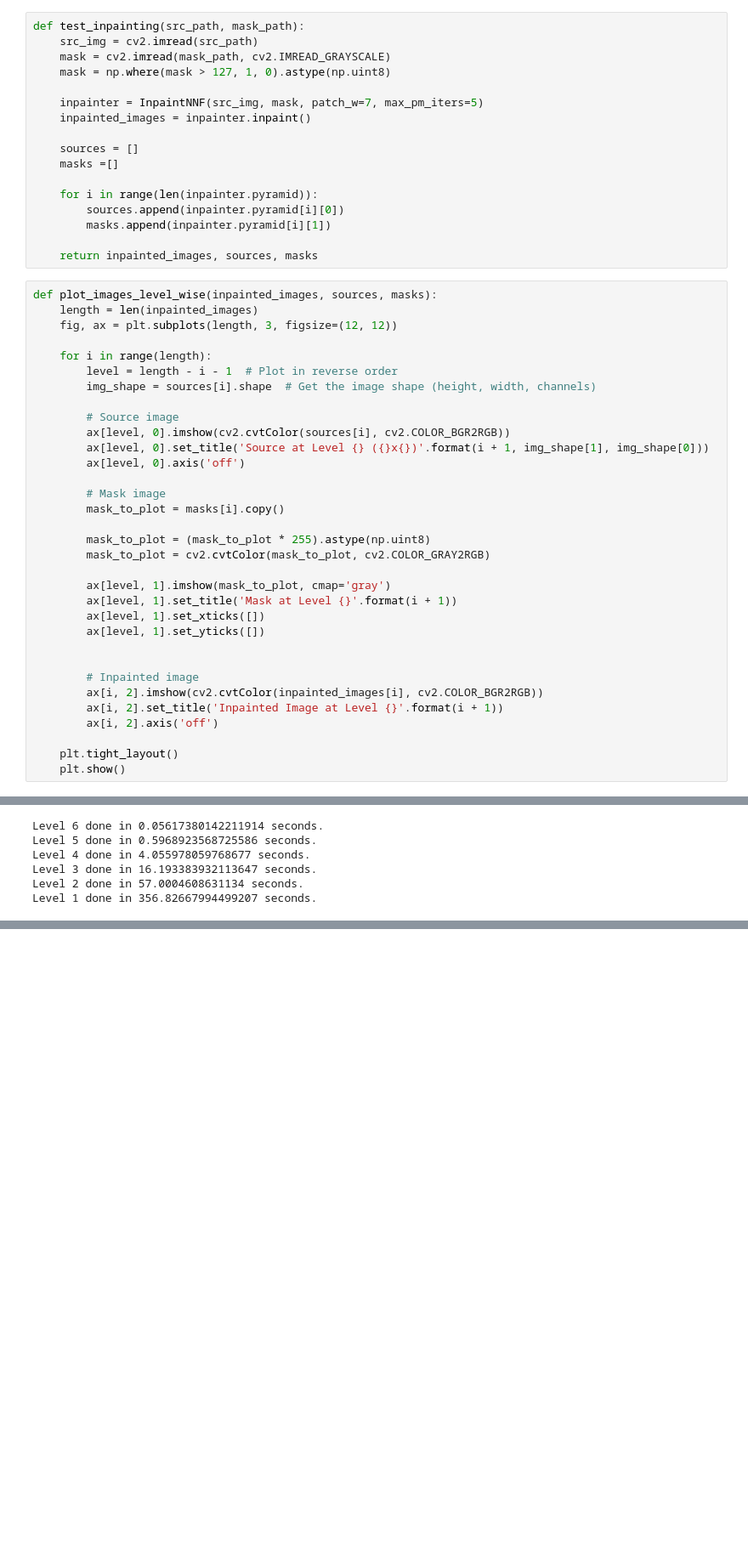
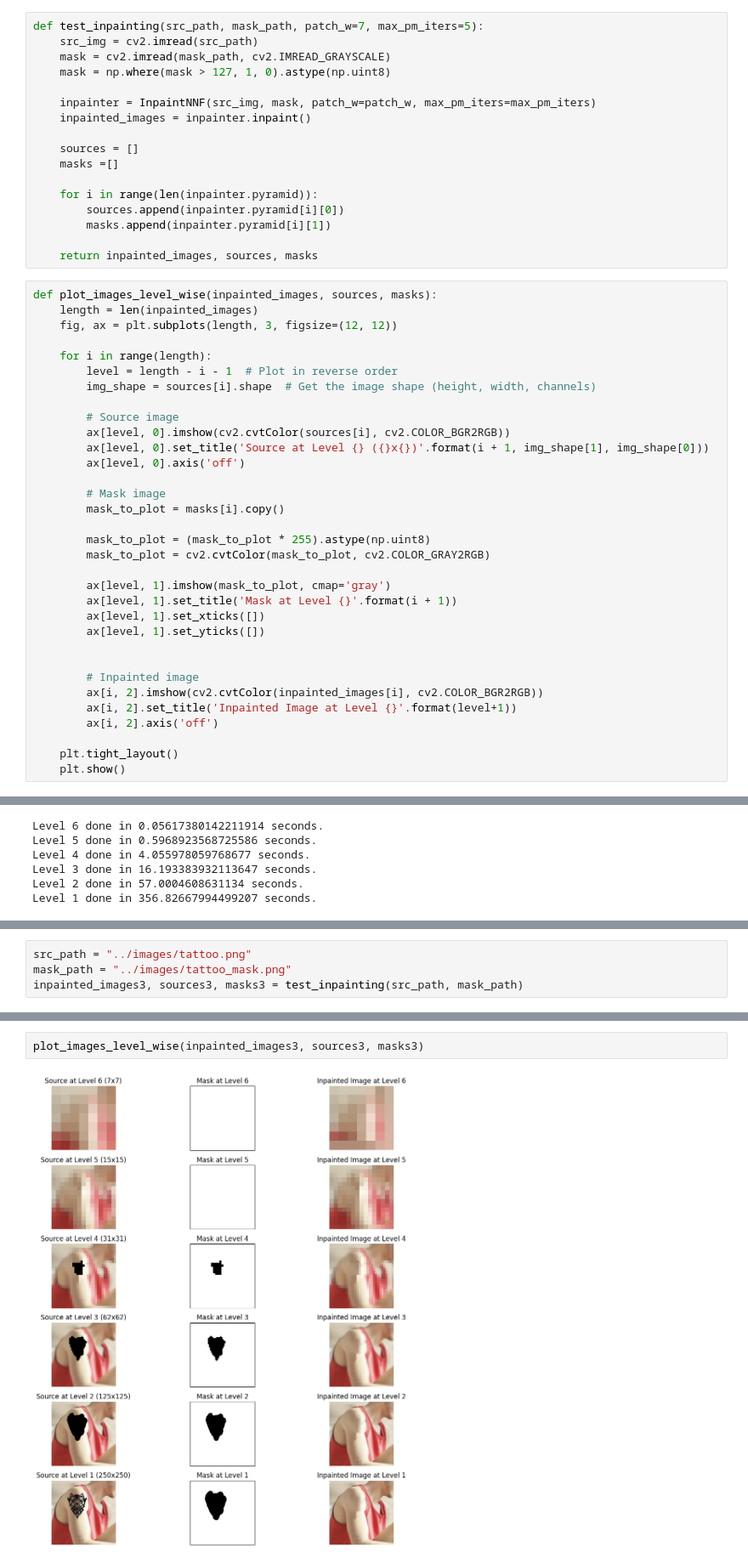
Before and after one commit to Abhinav7R/PatchMatchDIP, a Jupyter notebook: code/test_inpainting.ipynb, the cells around one changed output, grey strips where cells are left out. Shown at 85% size. Saved outputs shown, nothing was run; the diff lists cells and outputs as text; blank space fills up the shorter version.

```diff
--- a/code/test_inpainting.ipynb
+++ b/code/test_inpainting.ipynb
@@ -7,12 +7,12 @@ import matplotlib.pyplot as plt
 from nnf import NNF
 from inpainting import InpaintNNF
 # %%
-def test_inpainting(src_path, mask_path):
+def test_inpainting(src_path, mask_path, patch_w=7, max_pm_iters=5):
     src_img = cv2.imread(src_path)
     mask = cv2.imread(mask_path, cv2.IMREAD_GRAYSCALE)
     mask = np.where(mask > 127, 1, 0).astype(np.uint8)
 
-    inpainter = InpaintNNF(src_img, mask, patch_w=7, max_pm_iters=5)
+    inpainter = InpaintNNF(src_img, mask, patch_w=patch_w, max_pm_iters=max_pm_iters)
     inpainted_images = inpainter.inpaint()
 
     sources = []
@@ -51,7 +51,7 @@ def plot_images_level_wise(inpainted_images, sources, masks):
 
         # Inpainted image
         ax[i, 2].imshow(cv2.cvtColor(inpainted_images[i], cv2.COLOR_BGR2RGB))
-        ax[i, 2].set_title('Inpainted Image at Level {}'.format(i + 1))
+        ax[i, 2].set_title('Inpainted Image at Level {}'.format(level+1))
         ax[i, 2].axis('off')
 
     plt.tight_layout()
@@ -71,3 +71,7 @@ Level 1 done in 356.82667994499207 seconds.
 plot_images_level_wise(inpainted_images, sources, masks)
 # %% [output]
 [figure]
+# %%
+src_path = "../images/tattoo.png"
+mask_path = "../images/tattoo_mask.png"
+inpainted_images3, sources3, masks3 = test_inpainting(src_path, mask_path)
@@ -73,0 +85,4 @@ plot_images_level_wise(inpainted_images, sources, masks)
+# %%
+plot_images_level_wise(inpainted_images3, sources3, masks3)
+# %% [output]
+[figure, added]
```
Also changed, not shown: parts of 3 cells of this notebook, 1 other file.
